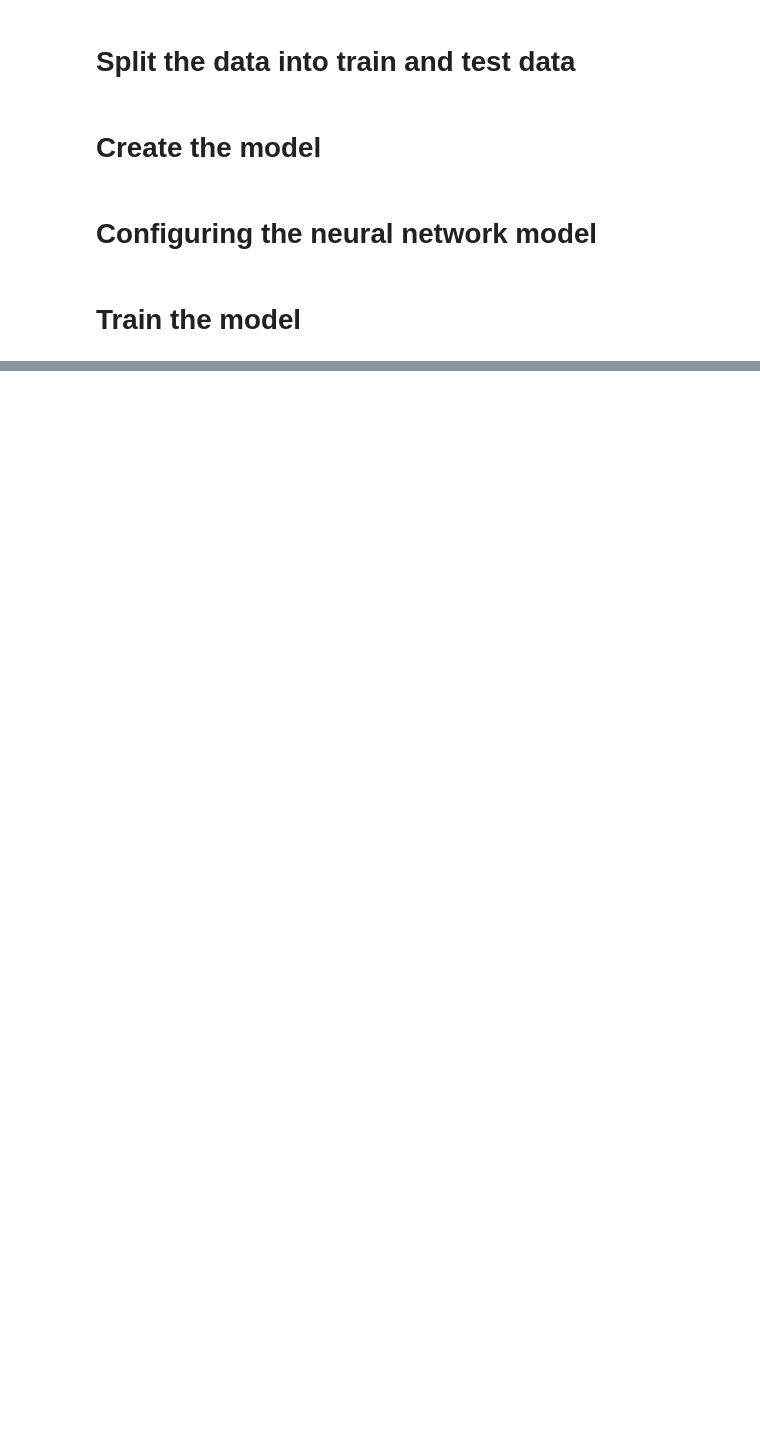
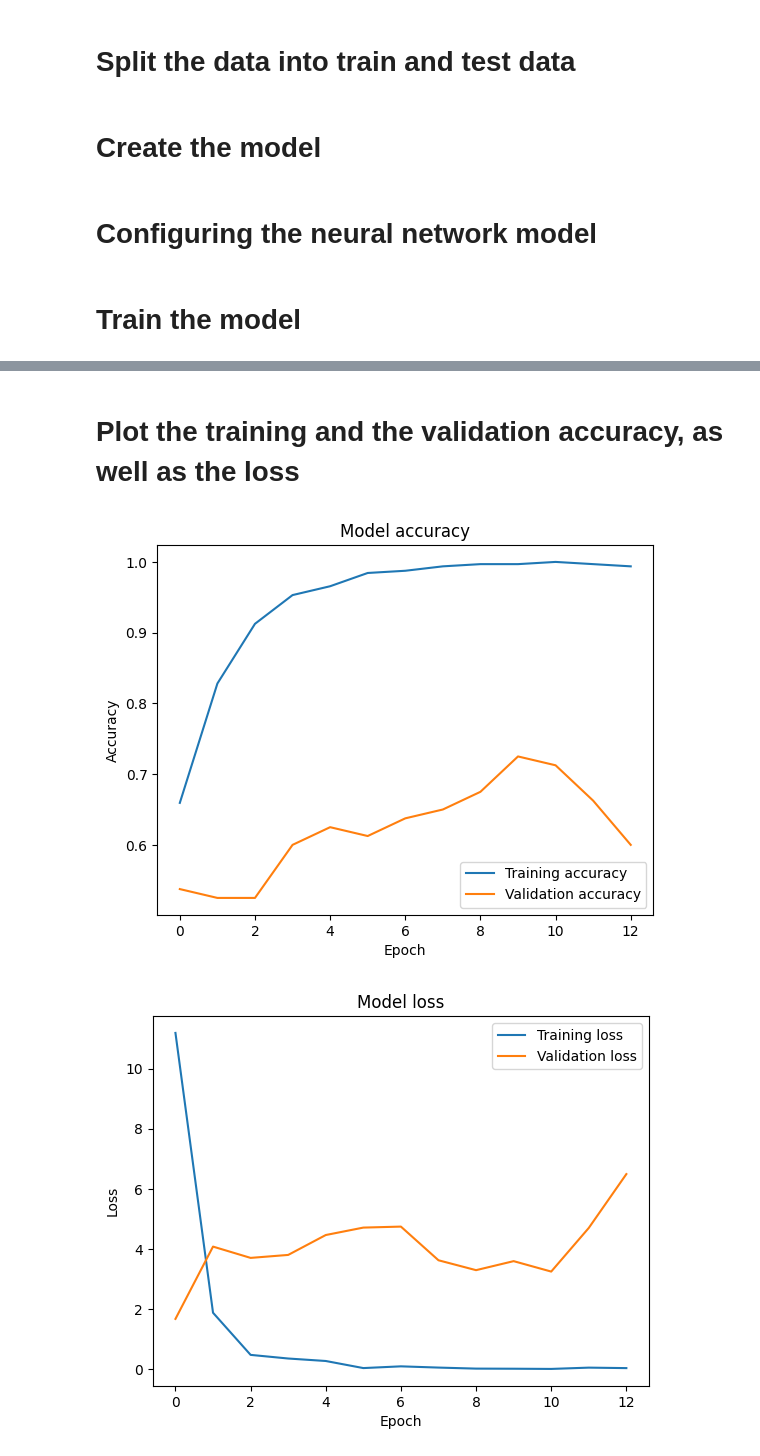
Before and after one commit to VakZok/ImageClassificationForSimilarObjects, a Jupyter notebook: process_images.ipynb, the cells around one changed output, grey strips where cells are left out. Drawn from its saved outputs; the diff is of its cells as text; code cells hidden in the pictures; blank space fills up the shorter version.

```diff
--- a/process_images.ipynb
+++ b/process_images.ipynb
@@ -147,9 +147,13 @@ model.compile('adam', loss=tf.losses.BinaryCrossentropy(), metrics=['accuracy'])
 # %% [markdown]
 # Train the model
 # %%
+# Implementing early stopping to prevent overfitting
+# 'patience' is the number of epochs with no improvement after which training will be stopped
+# 'restore_best_weights' restores the weights from the epoch with the best value of the monitored quantity
+early_stopping = tf.keras.callbacks.EarlyStopping(monitor='val_accuracy', patience=3, restore_best_weights=True)
+
 # 'fit' trains the model
-# 'validation_data' is used to evaluate the model on the test data after each epoch
 # 'epochs' is the number of times the model is trained on the whole dataset
-hist = model.fit(X_train, y_train, validation_data=(X_test, y_test), epochs=20)
+hist = model.fit(X_train, y_train, validation_data=(X_test, y_test), epochs=20, callbacks=[early_stopping])
 # %% [output]
 Epoch 1/20
@@ -172,3 +176,28 @@ Epoch 20/20
+# %% [markdown]
+# Plot the training and the validation accuracy, as well as the loss
+# %%
+import matplotlib.pyplot as plt
+
+# Plot the training and the validation accuracy
+plt.plot(hist.history['accuracy'])
+plt.plot(hist.history['val_accuracy'])
+plt.title('Model accuracy')
+plt.ylabel('Accuracy')
+plt.xlabel('Epoch')
+plt.legend(['Training accuracy', 'Validation accuracy'], loc='lower right') # loc='lower right' to place the legend in the lower right corner
+plt.show()
+
+# Plot the training and the validation loss
+plt.plot(hist.history['loss'])
+plt.plot(hist.history['val_loss'])
+plt.title('Model loss')
+plt.ylabel('Loss')
+plt.xlabel('Epoch')
+plt.legend(['Training loss', 'Validation loss'], loc='upper right') # loc='upper right' to place the legend in the upper right corner
+plt.show()
+# %% [output]
+[figure, added]
+[figure, added]
 # %%
 # Evaluate the model based on the test data
 test_loss, test_acc = model.evaluate(X_test, y_test, verbose=2) # verbose=2 to suppress the progress bar
```
Also changed, not shown: parts of 5 cells of this notebook.
